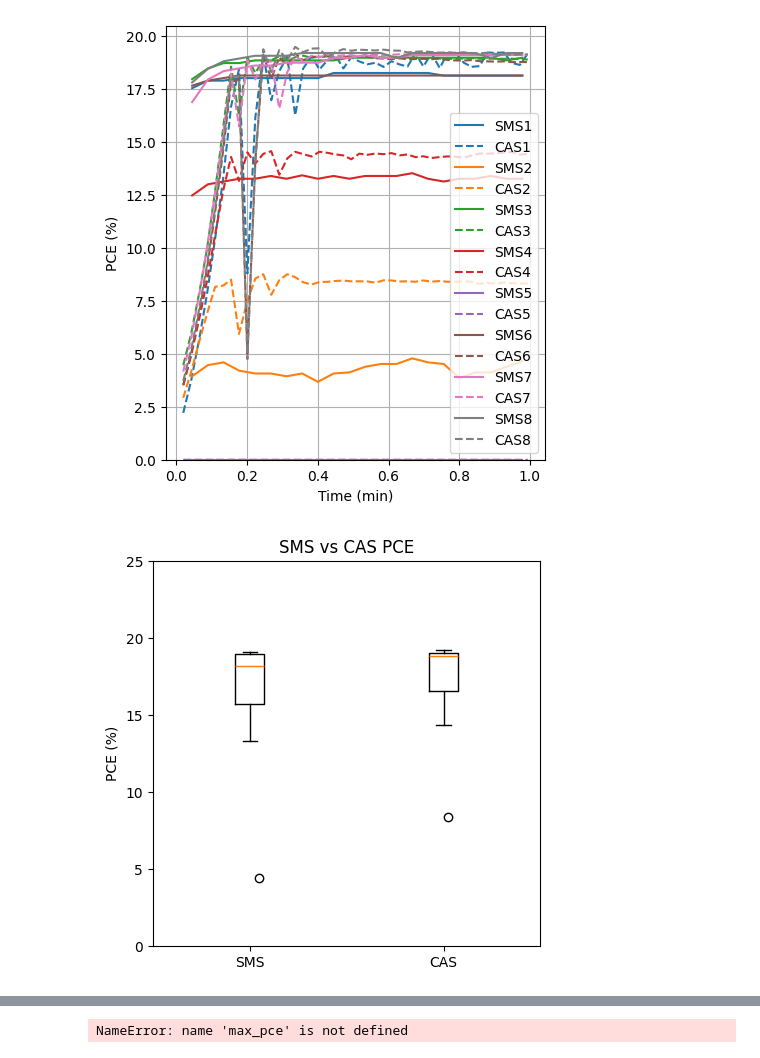
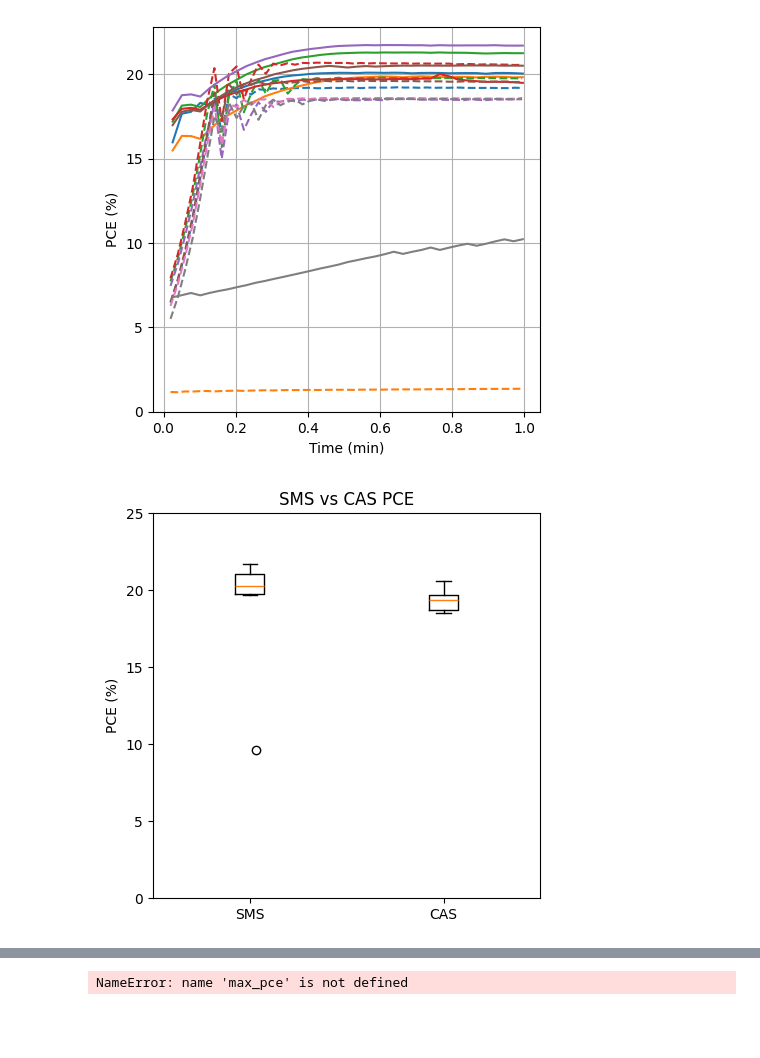
Before and after one commit to AndChen153/Stability-Setup, a Jupyter notebook: Stability-Setup_Python/data_visualization/mppt_compare.ipynb, the cells around one changed output, grey strips where cells are left out. Drawn from its saved outputs; the diff is of its cells as text; code cells hidden in the pictures; blank space fills up the shorter version.

```diff
--- a/Stability-Setup_Python/data_visualization/mppt_compare.ipynb
+++ b/Stability-Setup_Python/data_visualization/mppt_compare.ipynb
@@ -112,7 +112,7 @@ def plot_voltage(v, cas_V, time_label, ss_file_path, time, cas_directory, cas_ti
 	plt.legend()
 	plt.show()
 
-def plot_difference(cas_directory = "", ss_file_path = "", plot_range = [], time_limit = -1, plot_size = (12,10), remove_outliers = False, roll = 0, plot = True):
+def plot_difference(cas_directory = "", ss_file_path = "", plot_range = [], time_limit = -1, plot_size = (5,5), remove_outliers = False, roll = 0, plot = True):
 	all_files = []
 	cell_area = 0
 	if ss_file_path != "":
@@ -236,12 +236,12 @@ def plot_difference(cas_directory = "", ss_file_path = "", plot_range = [], time
 		colors = plt.rcParams['axes.prop_cycle'].by_key()['color']
 
 		plt.ylabel('PCE (%)')
-		plt.subplots_adjust(left=0.086,
-							bottom=0.06,
-							right=0.844,
-							top=0.927,
-							wspace=0.2,
-							hspace=0.2)
+		# plt.subplots_adjust(left=0.086,
+		# 					bottom=0.06,
+		# 					right=0.844,
+		# 					top=0.927,
+		# 					wspace=0.2,
+		# 					hspace=0.2)
 	for i in plot_range:
 		if ss_file_path and plot:
 			plt.plot(time,
@@ -271,10 +271,9 @@ def plot_difference(cas_directory = "", ss_file_path = "", plot_range = [], time
 		# legend_anchor = (1, 0.2)
 		# plt.legend(bbox_to_anchor=legend_anchor)
 	if plot:
-		plt.legend()
+		# plt.legend()
 		plt.savefig(
 			"MPPT_Plot.png",         # output filename (extension defines format)
-			dpi=300,               # resolution in dots per inch
 		)
 		# plt.show()
 
@@ -325,6 +324,9 @@ def plot_difference(cas_directory = "", ss_file_path = "", plot_range = [], time
 		ax.set_title("SMS vs CAS PCE")
 		ax.set_ylabel("PCE (%)")
 		ax.set_xticklabels(labels)
+		plt.savefig(
+			"Comparison_PCE_BoxPlot.png",         # output filename (extension defines format)
+		)
 		plt.show()
 
 
@@ -347,33 +349,33 @@ for i in range(1,5):
 """
 
 # # TRIAL WITH CAS HOLDER
-sms_files = [
-    # rf"C:\Users\achen\Dropbox\code\Stability-Setup\data\Apr-03-2025 19_41_27\Apr-03-2025_19-57-33__ID1__mppt.csv",
-    rf"C:\Users\achen\Dropbox\code\Stability-Setup\data\Apr-03-2025 19_41_27\Apr-03-2025_19-57-33__ID2__mppt.csv",
-    # rf"C:\Users\achen\Dropbox\code\Stability-Setup\data\Apr-03-2025 19_41_27\Apr-03-2025_19-57-33__ID3__mppt.csv",
-    # rf"C:\Users\achen\Dropbox\code\Stability-Setup\data\Apr-03-2025 19_41_27\Apr-03-2025_19-57-33__ID4__mppt.csv",
-]
+# sms_files = [
+#     rf"C:\Users\achen\Dropbox\code\Stability-Setup\data\Apr-03-2025 19_41_27\Apr-03-2025_19-57-33__ID1__mppt.csv",
+#     rf"C:\Users\achen\Dropbox\code\Stability-Setup\data\Apr-03-2025 19_41_27\Apr-03-2025_19-57-33__ID2__mppt.csv",
+#     rf"C:\Users\achen\Dropbox\code\Stability-Setup\data\Apr-03-2025 19_41_27\Apr-03-2025_19-57-33__ID3__mppt.csv",
+#     rf"C:\Users\achen\Dropbox\code\Stability-Setup\data\Apr-03-2025 19_41_27\Apr-03-2025_19-57-33__ID4__mppt.csv",
+# ]
 
-cas_files = [
-	# rf"C:\Users\achen\Dropbox\code\Stability-Setup\data\Apr-03-2025 19_41_27\devices\1",
-	rf"C:\Users\achen\Dropbox\code\Stability-Setup\data\Apr-03-2025 19_41_27\devices\2",
-	# rf"C:\Users\achen\Dropbox\code\Stability-Setup\data\Apr-03-2025 19_41_27\devices\3",
-	# rf"C:\Users\achen\Dropbox\code\Stability-Setup\data\Apr-03-2025 19_41_27\devices\4",
-]
+# cas_files = [
+# 	rf"C:\Users\achen\Dropbox\code\Stability-Setup\data\Apr-03-2025 19_41_27\devices\1",
+# 	rf"C:\Users\achen\Dropbox\code\Stability-Setup\data\Apr-03-2025 19_41_27\devices\2",
+# 	rf"C:\Users\achen\Dropbox\code\Stability-Setup\data\Apr-03-2025 19_41_27\devices\3",
+# 	rf"C:\Users\achen\Dropbox\code\Stability-Setup\data\Apr-03-2025 19_41_27\devices\4",
+# ]
 
 # TRIAL WITH SAMPLE HOLDER
-# sms_files = [
-# 	rf"C:\Users\achen\Dropbox\code\Stability-Setup\data\Apr-29-2025 17_25_13 leo devices\Apr-29-2025_17-27-31__ID1__mppt.csv",
-# 	rf"C:\Users\achen\Dropbox\code\Stability-Setup\data\Apr-29-2025 17_25_13 leo devices\Apr-29-2025_17-33-16__ID2__mppt.csv",
-# 	rf"C:\Users\achen\Dropbox\code\Stability-Setup\data\Apr-29-2025 17_25_13 leo devices\Apr-29-2025_17-33-16__ID3__mppt.csv",
-# 	rf"C:\Users\achen\Dropbox\code\Stability-Setup\data\Apr-29-2025 17_25_13 leo devices\Apr-29-2025_17-27-31__ID4__mppt.csv",
-# ]
-# cas_files = [
-# 	rf"C:\Users\achen\Dropbox\code\Stability-Setup\data\Apr-29-2025 17_25_13 leo devices\devices\1",
-# 	rf"C:\Users\achen\Dropbox\code\Stability-Setup\data\Apr-29-2025 17_25_13 leo devices\devices\2",
-# 	rf"C:\Users\achen\Dropbox\code\Stability-Setup\data\Apr-29-2025 17_25_13 leo devices\devices\3",
-# 	rf"C:\Users\achen\Dropbox\code\Stability-Setup\data\Apr-29-2025 17_25_13 leo devices\devices\4",
-# ]
+sms_files = [
+	rf"C:\Users\achen\Dropbox\code\Stability-Setup\data\Apr-29-2025 17_25_13 leo devices\Apr-29-2025_17-27-31__ID1__mppt.csv",
+	rf"C:\Users\achen\Dropbox\code\Stability-Setup\data\Apr-29-2025 17_25_13 leo devices\Apr-29-2025_17-33-16__ID2__mppt.csv",
+	rf"C:\Users\achen\Dropbox\code\Stability-Setup\data\Apr-29-2025 17_25_13 leo devices\Apr-29-2025_17-33-16__ID3__mppt.csv",
+	rf"C:\Users\achen\Dropbox\code\Stability-Setup\data\Apr-29-2025 17_25_13 leo devices\Apr-29-2025_17-27-31__ID4__mppt.csv",
+]
+cas_files = [
+	rf"C:\Users\achen\Dropbox\code\Stability-Setup\data\Apr-29-2025 17_25_13 leo devices\devices\1",
+	rf"C:\Users\achen\Dropbox\code\Stability-Setup\data\Apr-29-2025 17_25_13 leo devices\devices\2",
+	rf"C:\Users\achen\Dropbox\code\Stability-Setup\data\Apr-29-2025 17_25_13 leo devices\devices\3",
+	rf"C:\Users\achen\Dropbox\code\Stability-Setup\data\Apr-29-2025 17_25_13 leo devices\devices\4",
+]
 
 plot_range = [x for x in range(8)]
 printouts = []
@@ -398,32 +400,32 @@ for cas, ss_file in zip(cas_files, sms_files):
 		try:
 			printouts.append([np.min(abs_diff), np.argmin(abs_diff), np.mean(abs_diff), device_diff])
 
 		except:
 			pass
 
 average_sms = np.asarray(average_sms)
 average_cas = np.asarray(average_cas)
 average_diff = average_sms - average_cas
 
 
 # # Print stats for each label
 # for label, stat in zip(labels, stats):
 #     print(f"--- {label} ---")
 #     print(f"Min: {stat['whislo']}")
 #     print(f"Q1 : {stat['q1']}")
 #     print(f"Med: {stat['med']}")
 #     print(f"Q3 : {stat['q3']}")
 #     print(f"Max: {stat['whishi']}")
 #     print(f"Outliers: {stat['fliers']}")
 #     print()
 
 for printout in printouts:
 	print(f"min diff: {printout[0]} at idx: {printout[1]}")  # or arr.min()
 	print(f"Average PCE absolute difference: {printout[2]}")
 	print(f"Average PCE diff across device: {printout[3]}")
 	print()
 print(f"total_diff {np.mean(all_diff)}")
 print(f"total device diff {np.mean(average_diff_device)}")
 # %% [output]
-[figure, old version]
+[figure, new version]
-[figure, old version]
+[figure, new version]
```
Also changed, not shown: parts of 3 cells of this notebook, 9 other files.
